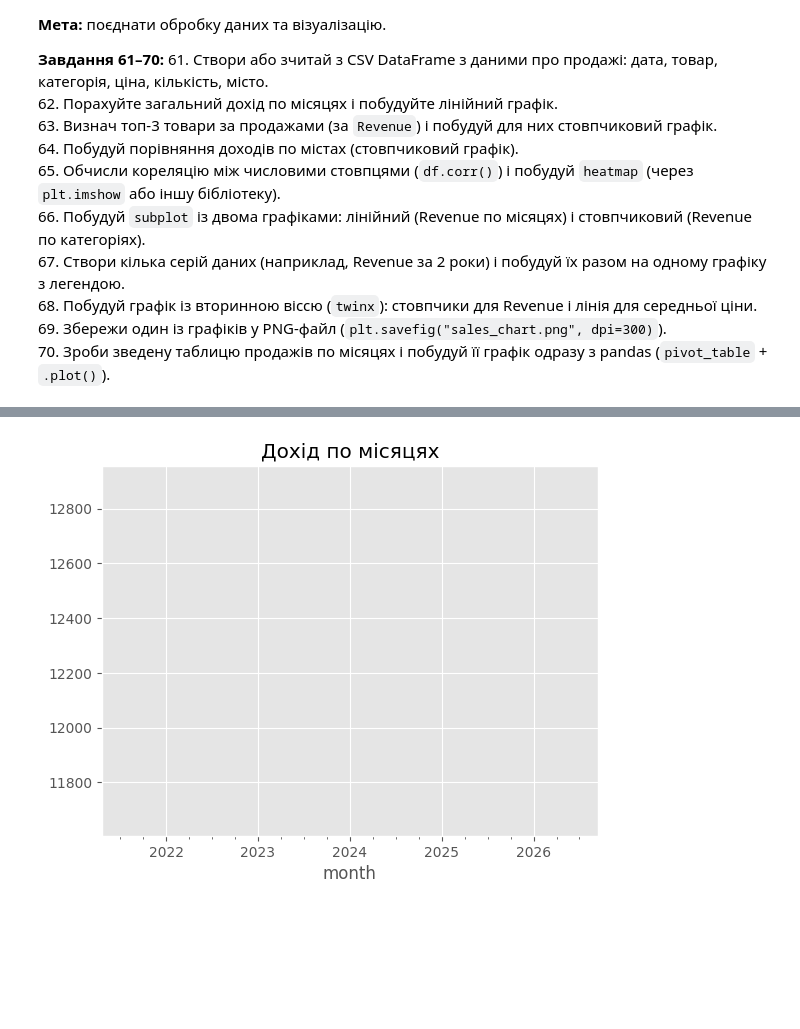
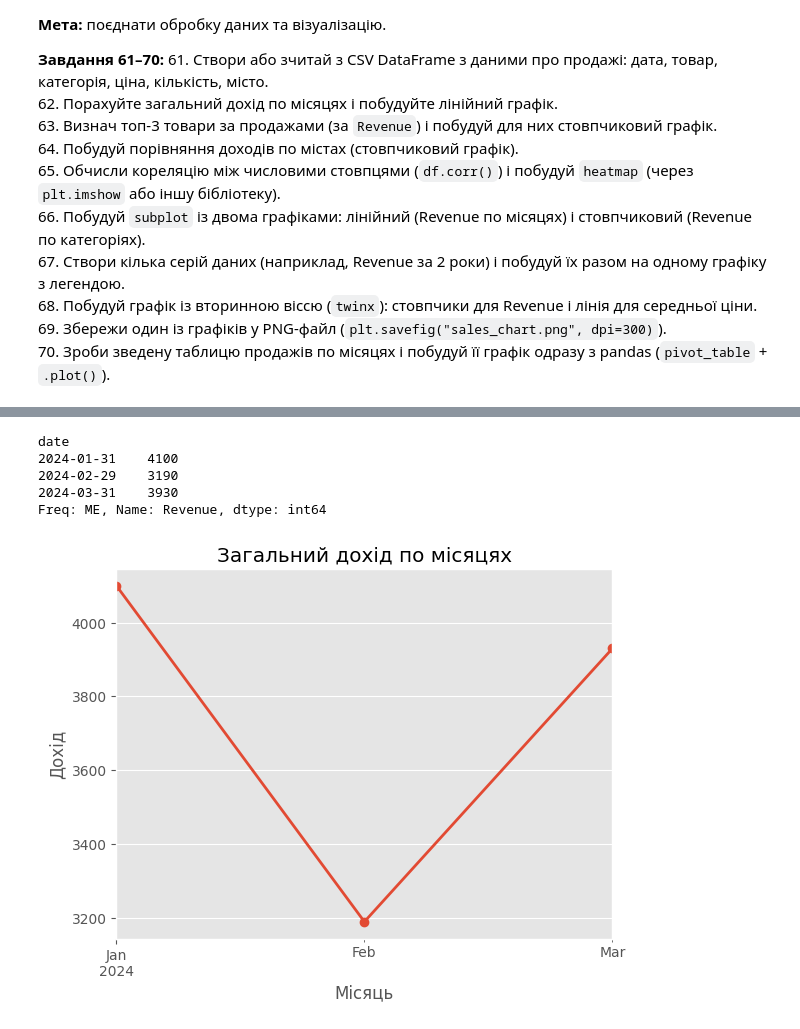
Before and after one commit to lm-lotos/----------------, a Jupyter notebook: pandas_matplotlib_practice.ipynb, the cells around one changed output, grey strips where cells are left out. Saved outputs shown, nothing was run; the diff lists cells and outputs as text; code cells hidden in the pictures; blank space fills up the shorter version.

```diff
--- a/pandas_matplotlib_practice.ipynb
+++ b/pandas_matplotlib_practice.ipynb
@@ -854,14 +857,33 @@ sales_full
 # %%
-# 62. Загальний дохід по місяцях + лінійний графік
-sales_full['month'] = sales_full['date'].dt.to_period('M')
+# 62. Рахуємо загальний дохід по місяцях
+monthly_revenue = (
+    sales_full
+    .set_index('date')
+    .resample('M')['Revenue']
+    .sum()
+)
 
-monthly_revenue = sales_full.groupby('month')['Revenue'].sum()
+# дивимось результат
 monthly_revenue
-
-monthly_revenue.plot(title='Дохід по місяцях')
-plt.show()
 # %% [output]
-[figure, removed]
+date
+2024-01-31    4100
+2024-02-29    3190
+2024-03-31    3930
+Freq: ME, Name: Revenue, dtype: int64
+# %%
+# будуємо лінійний графік доходу по місяцях
+monthly_revenue.plot(
+    marker='o',
+    linewidth=2,
+    title='Загальний дохід по місяцях'
+)
+plt.xlabel('Місяць')
+plt.ylabel('Дохід')
+plt.grid(True)
+plt.show()
+# %% [output]
+[figure, added]
 # %%
 # 63. Топ-3 товари за доходом + стовпчиковий графік
 top_products = (
```
Also changed, not shown: parts of 15 cells of this notebook, 9 other files.
